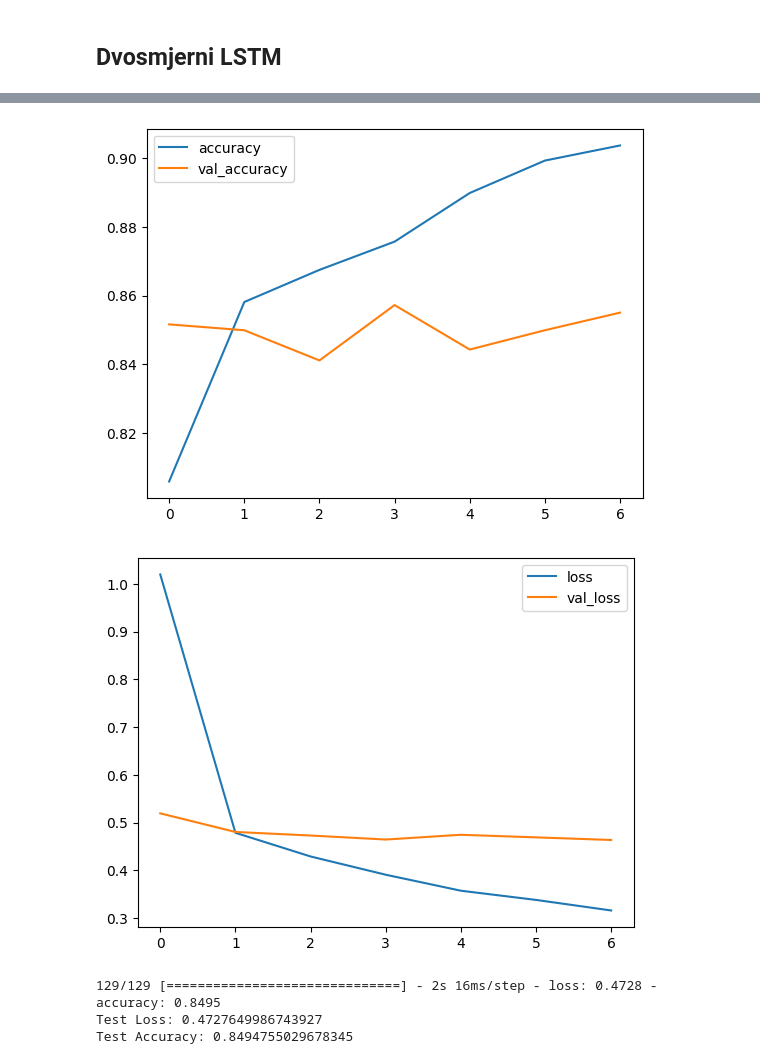
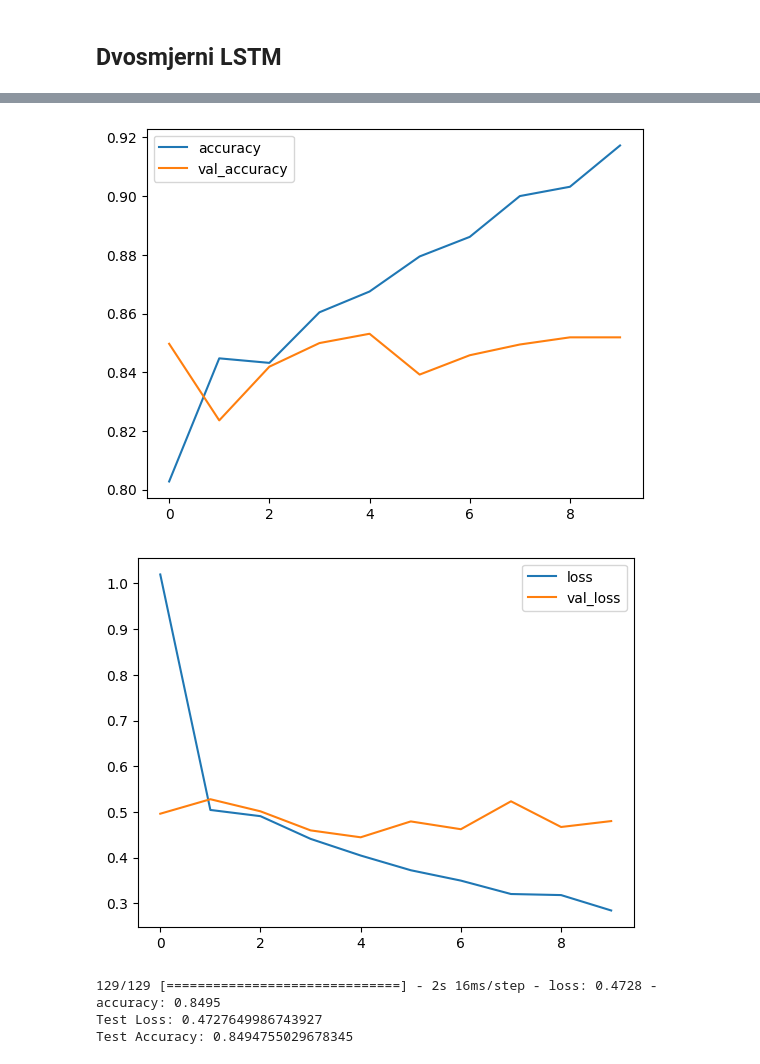
Before and after one commit to dsabljic/UUI-NLP-u-ugostiteljstvu, a Jupyter notebook: SentimentAnalysis.ipynb, the cells around one changed output, grey strips where cells are left out. Drawn from its saved outputs; the diff is of its cells as text; code cells hidden in the pictures.

```diff
--- a/SentimentAnalysis.ipynb
+++ b/SentimentAnalysis.ipynb
@@ -233,9 +234,8 @@ sns.countplot(x='Label', data=df);
 X_train, X_test, y_train, y_test = train_test_split(df["Review"], df["Label"], test_size=0.2, random_state=72)
 X_train, X_val, y_train, y_val = train_test_split(X_train, y_train, test_size=0.25, random_state=72)
 # %%
-# Definirajte stopwords i izuzmite one koji utječu na sentiment
 stop_words = set(stopwords.words('english'))
-words_to_keep = {'not', 'no', 'nt', 'very', 'really'}
+words_to_keep = {'not', 'no', 'nt', 'very'}
 filtered_stop_words = stop_words - words_to_keep
 
 stemmer = SnowballStemmer("english")
@@ -464,7 +464,7 @@ bi_lstm_model = tf.keras.models.Sequential([
 
 bi_lstm_model.compile(optimizer=Adam(learning_rate=1e-3), loss='sparse_categorical_crossentropy', metrics=['accuracy'])
 
-history = bi_lstm_model.fit(train_ds, epochs=10, validation_data=val_ds, callbacks=[tf.keras.callbacks.EarlyStopping(patience=3, monitor="val_accuracy")])
+history = bi_lstm_model.fit(train_ds, epochs=20, validation_data=val_ds, callbacks=[tf.keras.callbacks.EarlyStopping(patience=5, monitor="val_accuracy")])
 print(f"\nFinal val_accuracy: {history.history['val_accuracy'][-1]:.2%}\n")
 
 plot_metrics(history)
@@ -488,5 +489,5 @@ Final val_accuracy: 85.51%
-[figure, old version]
+[figure, new version]
-[figure, old version]
+[figure, new version]
 # %%
 test_loss, test_acc = bi_lstm_model.evaluate(test_ds)
 
```
Also changed, not shown: parts of 16 cells of this notebook.
